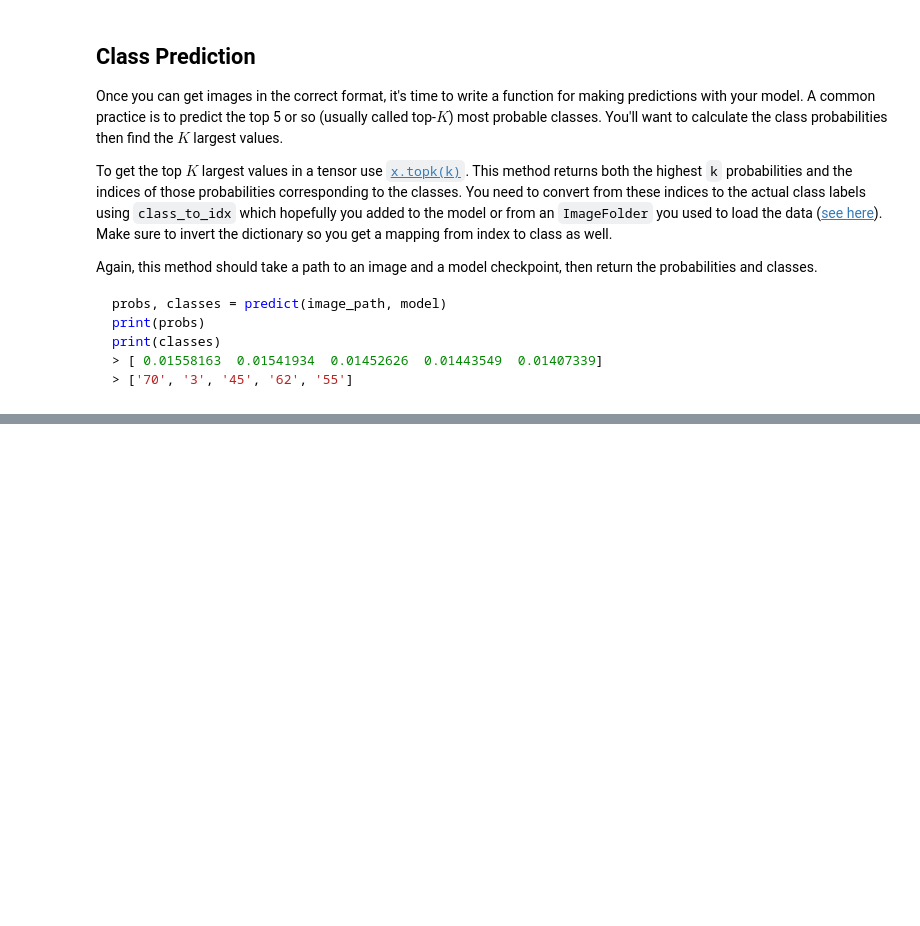
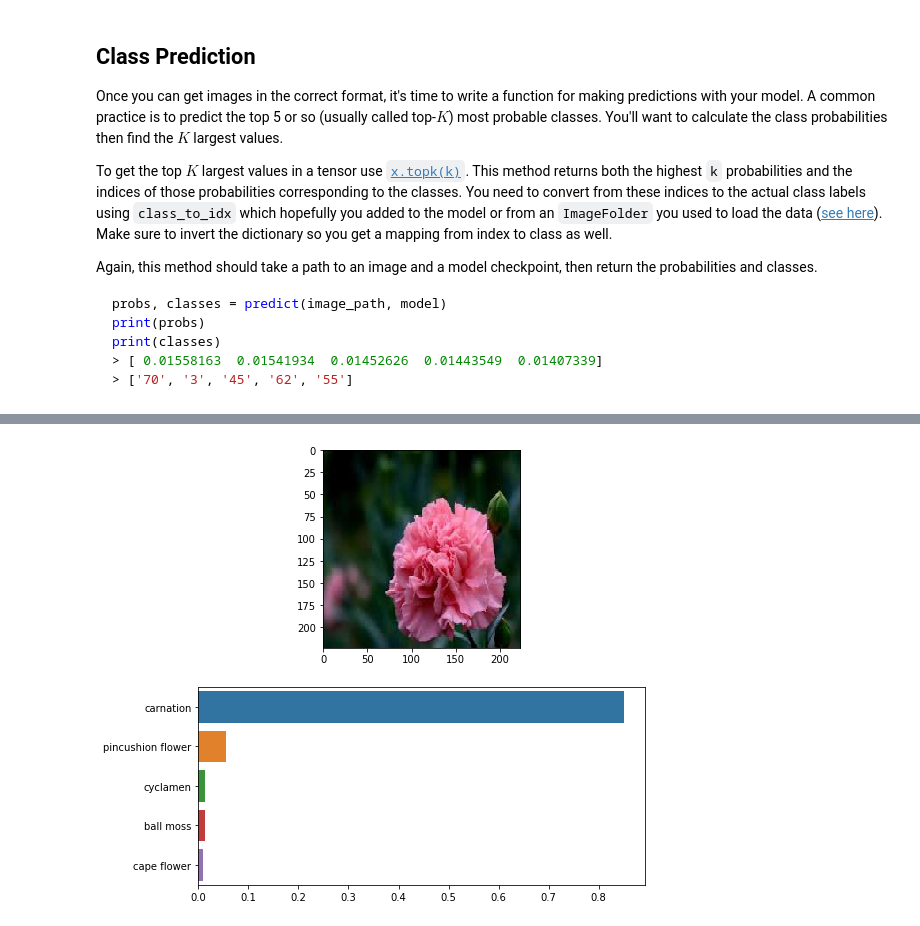
Before and after one commit to JasonVictor17/Deep_learning_classify, a Jupyter notebook: Image Classifier Project.ipynb, the cells around one changed output, grey strips where cells are left out. Cells and saved outputs as stored; diff of their text form; code cells hidden in the pictures; blank space fills up the shorter version.

```diff
--- a/Image Classifier Project.ipynb
+++ b/Image Classifier Project.ipynb
@@ -448,0 +449,18 @@ plt.show()
+# %%
+# test a flower pic outside the dataset
+img_path = 'C:\\Users\\jasonguo\\Desktop\\flowers_zwy\\11.JPG'
+prob, classes = predict(img_path, model)
+prob = prob[0].detach().numpy()
+labels = []
+for each in classes:
+    labels.append(cat_to_name[each])
+plt.figure(figsize = (8,8))
+ax = plt.subplot(2,1,1)
+img = process_image(img_path)
+imshow(img, ax)
+plt.subplot(2,1,2)
+sns.barplot(prob, y=labels)
+plt.show()
+# wihch is exactly true
+# %% [output]
+[figure, added]
```
Also changed, not shown: parts of 2 cells of this notebook.
